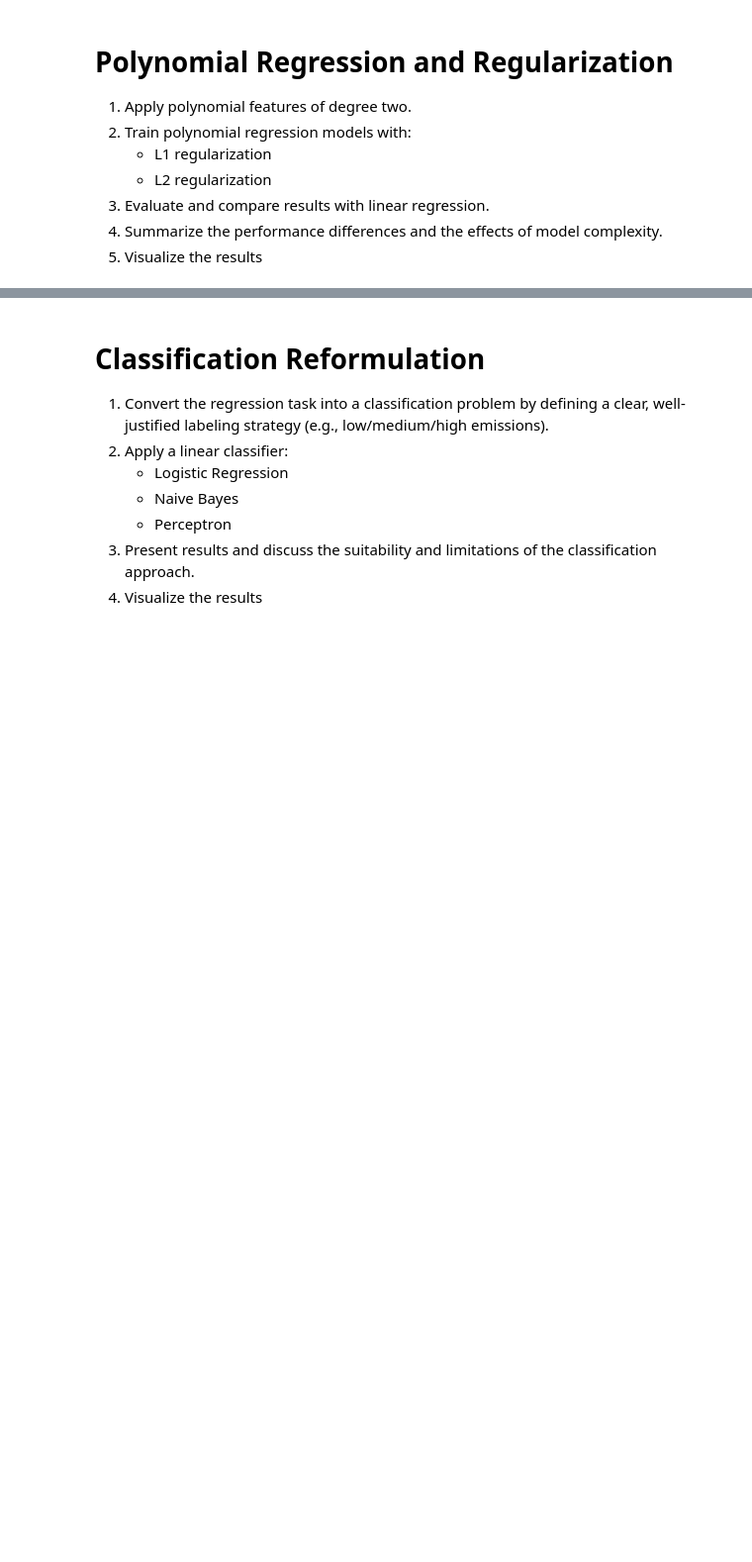
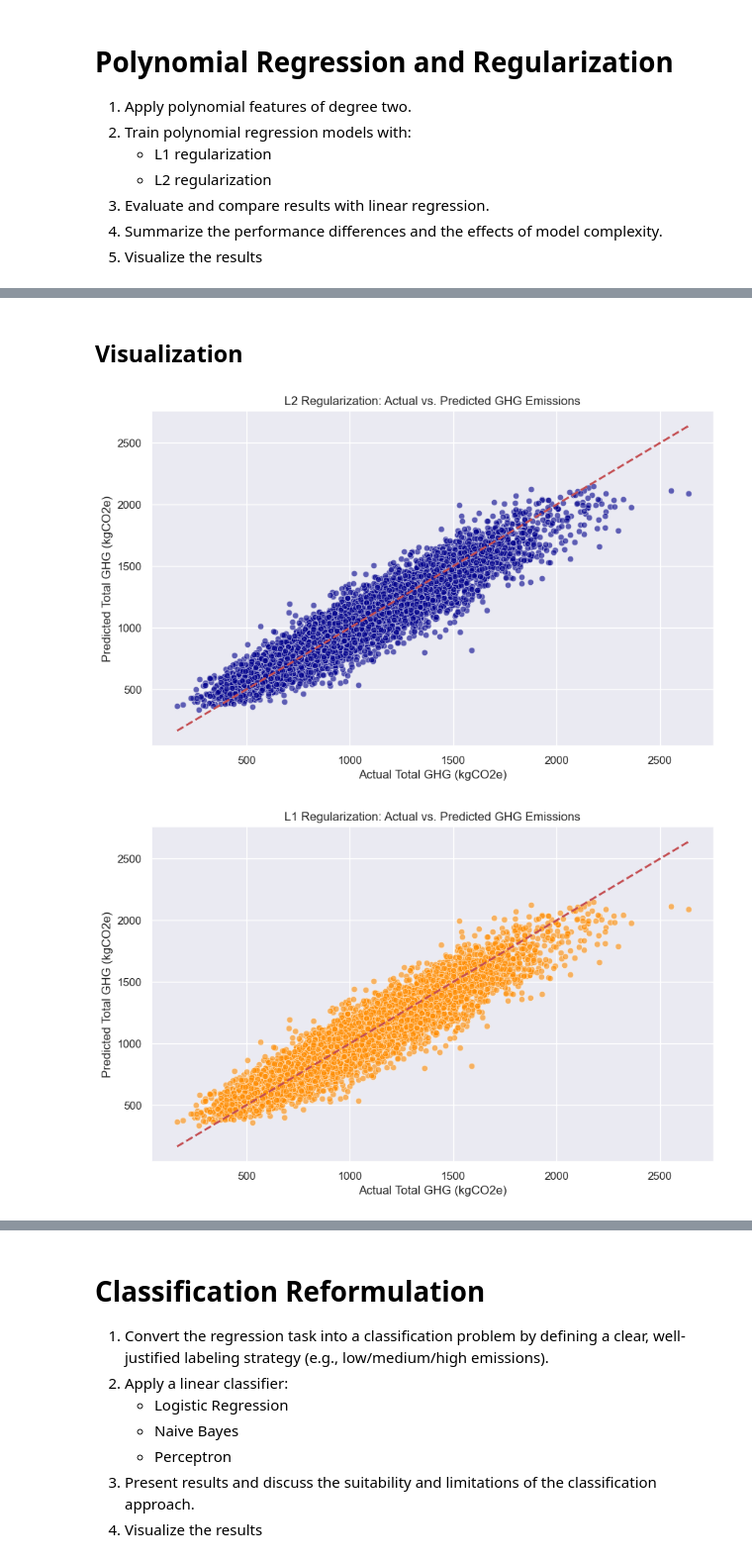
Before and after one commit to GallantGargoyle/ML_Assign1, a Jupyter notebook: ML_Assignment1.ipynb, the cells around one changed output, grey strips where cells are left out. Shown at 99% size. Saved outputs shown, nothing was run; the diff lists cells and outputs as text; code cells hidden in the pictures; blank space fills up the shorter version.

```diff
--- a/ML_Assignment1.ipynb
+++ b/ML_Assignment1.ipynb
@@ -490,0 +594,4 @@ In summary, controlling Nitrogen_kg_ha and Irrigation_Water_mm would likely be t
+# %%
+lr = 1e-2
+iterations = 3000
+_lambda = 15
@@ -490,0 +611,9 @@ In summary, controlling Nitrogen_kg_ha and Irrigation_Water_mm would likely be t
+# %%
+theta_l1, cost_l1 = gradient_descent_l1(
+    X_train_poly,
+    y_train.values.reshape(-1, 1),
+    theta,
+    lr,
+    iterations,
+    _lambda
+)
@@ -490,0 +622,3 @@ In summary, controlling Nitrogen_kg_ha and Irrigation_Water_mm would likely be t
+# %%
+pred_l2 = X_test_poly @ theta_l2
+pred_l1 = X_test_poly @ theta_l1
@@ -490,0 +650,43 @@ In summary, controlling Nitrogen_kg_ha and Irrigation_Water_mm would likely be t
+# %% [markdown]
+## Visualization
+# %%
+# L2 Predictions
+plt.figure(figsize=(10, 6))
+sns.scatterplot(x=y_test, y=pred_l2.flatten(), alpha=0.6, color='darkblue')
+plt.plot([y_test.min(), y_test.max()], [y_test.min(), y_test.max()], 'r--', lw=2)
+plt.xlabel('Actual Total GHG (kgCO2e)')
+plt.ylabel('Predicted Total GHG (kgCO2e)')
+plt.title('L2 Regularization: Actual vs. Predicted GHG Emissions')
+plt.grid(True)
+plt.show()
+
+# L1 Predictions
+plt.figure(figsize=(10, 6))
+sns.scatterplot(x=y_test, y=pred_l1.flatten(), alpha=0.6, color='darkorange')
+plt.plot([y_test.min(), y_test.max()], [y_test.min(), y_test.max()], 'r--', lw=2)
+plt.xlabel('Actual Total GHG (kgCO2e)')
+plt.ylabel('Predicted Total GHG (kgCO2e)')
+plt.title('L1 Regularization: Actual vs. Predicted GHG Emissions')
+plt.grid(True)
+plt.show()
+
+# L2 Cost
+plt.figure(figsize=(10, 6))
+plt.plot([float(c) for c in cost_l2], color='darkblue')
+plt.xlabel('Iterations')
+plt.ylabel('Cost')
+plt.title('L2 Regularization: Cost Reduction')
+plt.grid(True)
+plt.show()
+
+# L1 Cost
+plt.figure(figsize=(10, 6))
+plt.plot([float(c) for c in cost_l1], color='darkorange')
+plt.xlabel('Iterations')
+plt.ylabel('Cost')
+plt.title('L1 Regularization: Cost Reduction')
+plt.grid(True)
+plt.show()
+# %% [output]
+[figure, added]
+[figure, added]
```
Also changed, not shown: parts of 27 cells of this notebook.
